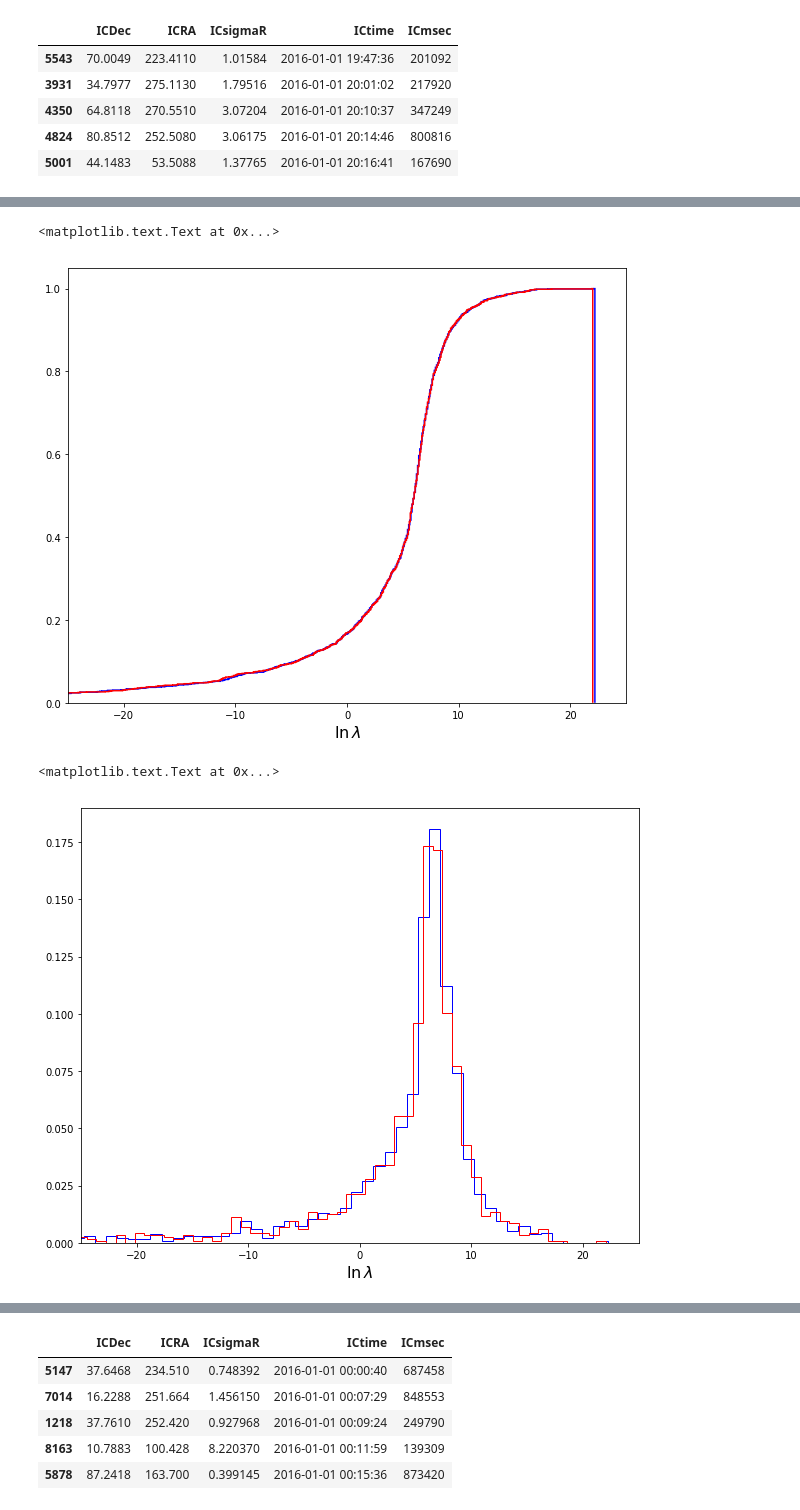
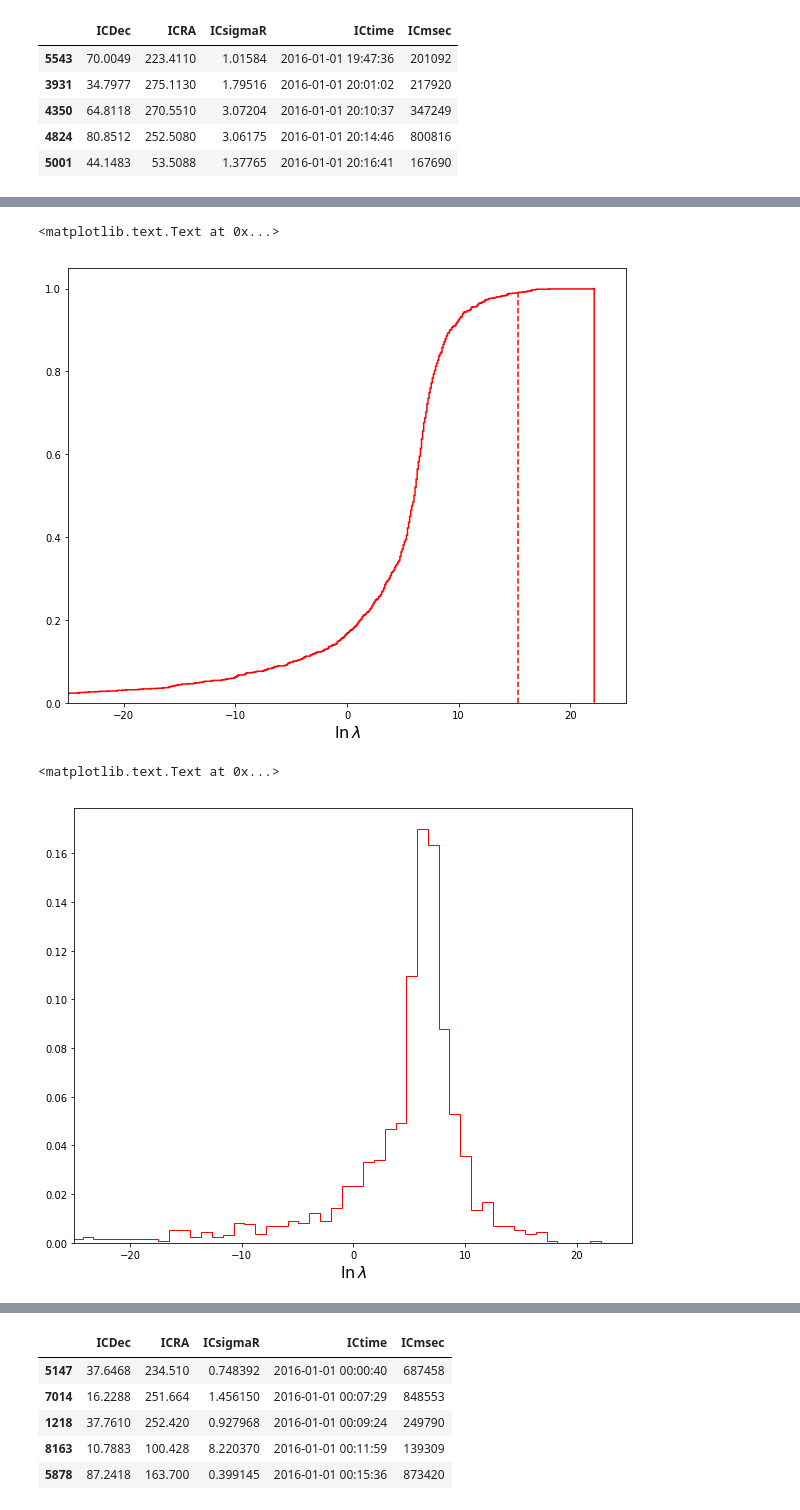
Before and after one commit to hayalaso/Analyses_AMON, a Jupyter notebook: HAWC_IC/mutli_correlation_analysis.ipynb, the cells around one changed output, grey strips where cells are left out. Drawn from its saved outputs; the diff is of its cells as text; code cells hidden in the pictures.

```diff
--- a/HAWC_IC/mutli_correlation_analysis.ipynb
+++ b/HAWC_IC/mutli_correlation_analysis.ipynb
@@ -26,7 +26,7 @@ def spcang (ra1 , ra2, dec1, dec2):
     return np.arccos(np.cos(dec1*DEG2RAD)*np.cos(dec2*DEG2RAD)*np.cos((ra1-ra2)*DEG2RAD)+np.sin(dec1*DEG2RAD)*np.sin(dec2*DEG2RAD))*RAD2DEG
 
 def LLH1(dec1,ra1,dec2,ra2,sigma1,sigma2,sig):
-    sigma2 = abs(random.uniform(0.06,0.25)) #change HAWC sigmaR to be distributed around 0.1
+    sigma2 = abs(random.uniform(0.06,0.25)) #change HAWC sigmaR to be distributed around 0.1 for now
     if abs(ra1-ra2)>300:
         if ra1>ra2:
             ra1=ra1-360
@@ -42,12 +42,12 @@ def LLH1(dec1,ra1,dec2,ra2,sigma1,sigma2,sig):
 
     llh = -np.log(2*np.pi*sigma1)/2 - ((ra_best-ra1)**2+(dec_best-dec1)**2)/(2*sigma1**2)\
            -np.log(2*np.pi*sigma2)/2 - ((ra_best-ra2)**2+(dec_best-dec2)**2)/(2*sigma2**2)\
-           + sig**2 `
+           + sig**2
 
     return [dec_best, ra_best_report,llh]
 
 def LLH2(dec1,ra1,dec2,ra2,sigma1,sigma2,sig):
-    sigma2 = abs(random.uniform(0.06,0.25)) #change HAWC sigmaR to be distributed around 0.1
+    sigma2 = abs(random.uniform(0.06,0.25)) #change HAWC sigmaR to be distributed around 0.1 for now
     if abs(ra1-ra2)>300:
         if ra1>ra2:
             ra1=ra1-360
@@ -213,12 +207,12 @@ df_result2.head(5)
 | 3 | 34.7977 | 275.113 | 1.795160 | 2016-01-01 20:01:02 | 35.8232 | 276.065 | 0.75 | 2016-01-01 14:35:54 | 2016-01-01 18:10:42 | 2016-01-01 21:45:30 | 7.15974 | ... |
 | 4 | 26.6468 | 273.461 | 2.543030 | 2016-01-01 21:09:15 | 24.5012 | 276.328 | 0.75 | 2016-01-01 14:37:07 | 2016-01-01 18:11:51 | 2016-01-01 21:46:35 | 7.15769 | ... |
 # %%
-cllh=plt.hist(df_result1.LLH,cumulative=True,normed=1,
-         histtype='step',
-         color='b',
-         lw=1.5,
-         bins=2000,
-         label='bkg')
+# cllh=plt.hist(df_result1.LLH,cumulative=True,normed=1,
+#          histtype='step',
+#          color='b',
+#          lw=1.5,
+#          bins=2000,
+#          label='bkg')
 cllh=plt.hist(df_result2.LLH,cumulative=True,normed=1,
          histtype='step',
          color='r',
@@ -226,26 +220,28 @@ cllh=plt.hist(df_result2.LLH,cumulative=True,normed=1,
          bins=2000,
          label='bkg')
 xlim(-25,25)
+perc2 = np.percentile(df_result2.LLH,99)
+plt.vlines(perc2,0,0.99,color='red',linestyles='--')
 xlabel(r'$\ln \, \lambda$',fontsize=16)
 # %% [output]
 <matplotlib.text.Text at 0x...>
-[figure, old version]
+[figure, new version]
 # %%
-llh=plt.hist(df_result1.LLH,cumulative=False,normed=1,
-         histtype='step',
-         color='b',
-         lw=1.,
-         bins=200,
-         label='bkg')
+# llh=plt.hist(df_result1.LLH,cumulative=False,normed=1,
+#          histtype='step',
+#          color='b',
+#          lw=1.,
+#          bins=200,
+#          label='bkg')
 llh=plt.hist(df_result2.LLH,cumulative=False,normed=1,
          histtype='step',
          color='r',
          lw=1.,
          bins=200,
          label='bkg')
 xlabel("logLH")
 xlim(-25,25)
 xlabel(r'$\ln \, \lambda$',fontsize=16)
 # %% [output]
 <matplotlib.text.Text at 0x...>
-[figure, old version]
+[figure, new version]
```
Also changed, not shown: parts of 4 cells of this notebook.
